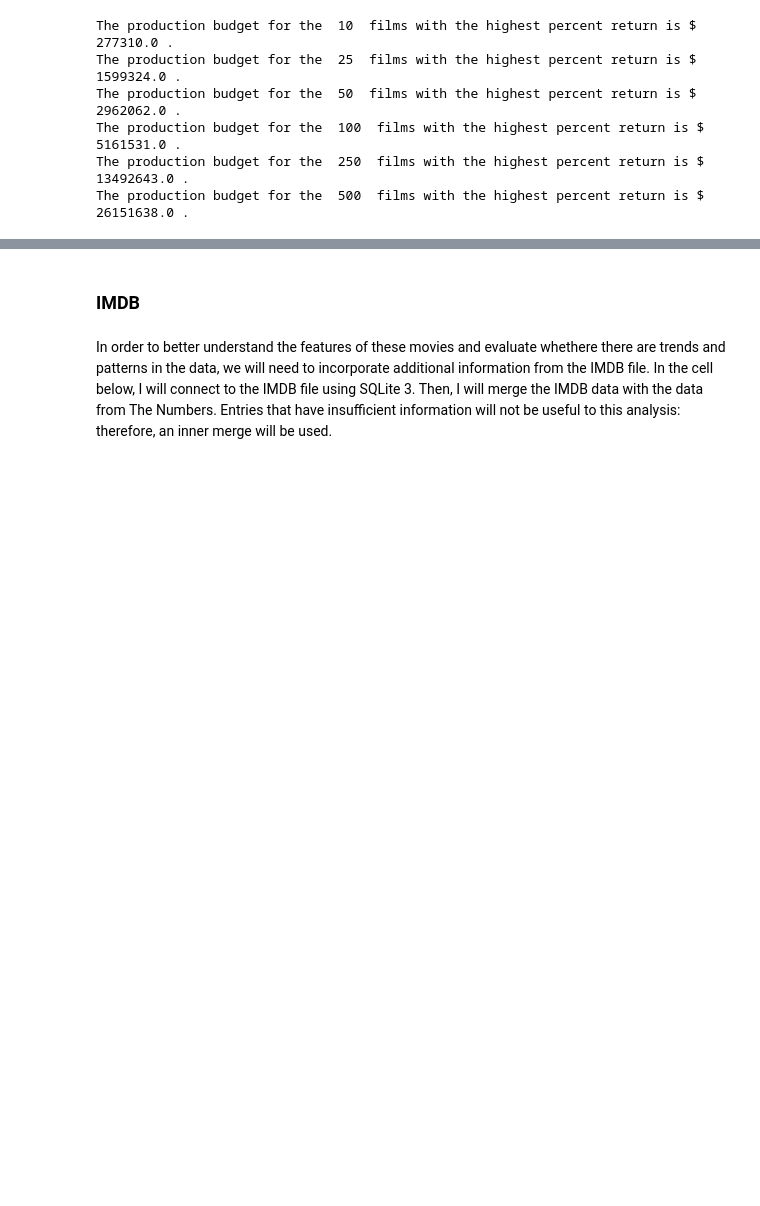
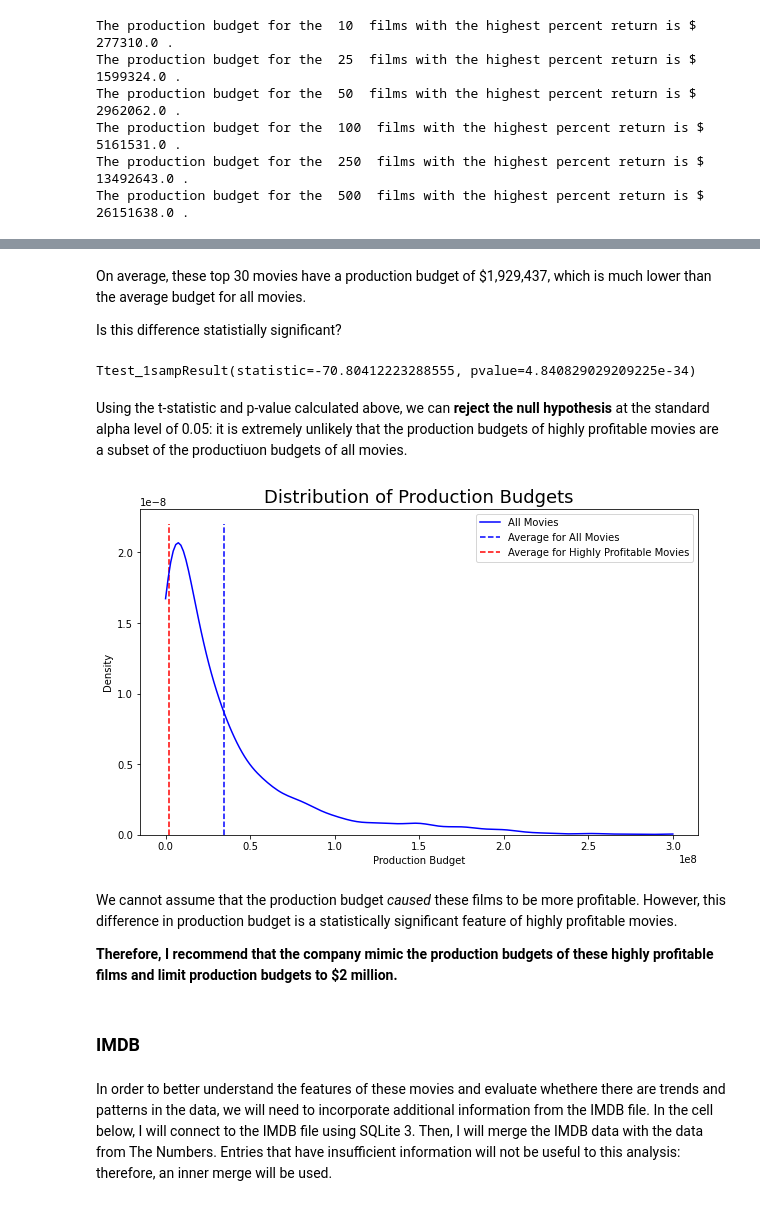
Before and after one commit to ccsurratt/highly_profitable_film_analysis, a Jupyter notebook: notebook.ipynb, the cells around one changed output, grey strips where cells are left out. Saved outputs shown, nothing was run; the diff lists cells and outputs as text; code cells hidden in the pictures; blank space fills up the shorter version.

Commit message:
Analysis of production budget of highly profitable movies

```diff
--- a/notebook.ipynb
+++ b/notebook.ipynb
@@ -182,0 +186,3 @@ Again, there is not a linear relationship between the production budget and the
+# %%
+subset = numbers.head(30)
+subset.describe()
@@ -182,0 +199,4 @@ Again, there is not a linear relationship between the production budget and the
+# %% [markdown]
+On average, these top 30 movies have a production budget of $1,929,437, which is much lower than the average budget for all movies.
+
+Is this difference statistially significant?
@@ -183,3 +207,28 @@ Again, there is not a linear relationship between the production budget and the
+# %%
+stats.ttest_1samp(a=sample, popmean=mu)
+# %% [output]
+Ttest_1sampResult(statistic=-70.80412223288555, pvalue=4.840829029209225e-34)
+# %% [markdown]
+Using the t-statistic and p-value calculated above, we can **reject the null hypothesis** at the standard alpha level of 0.05: it is extremely unlikely that the production budgets of highly profitable movies are a subset of the productiuon budgets of all movies.
+# %%
+plt.figure(figsize=(10,6))
+sns.kdeplot(numbers['production_budget'], color='blue',
+            label='All Movies', legend=True, clip=(0, 300000000))
+#sns.kdeplot(subset['production_budget'], color='red',
+            #label='Highly Profitable Movies', legend=True)
+plt.vlines(x=numbers['production_budget'].mean(), ymin=0, ymax=0.000000022,
+          color='blue', linestyles='dashed', label='Average for All Movies')
+plt.vlines(x=subset['production_budget'].mean(), ymin=0, ymax=0.000000022,
+          color='red', linestyles='dashed', label='Average for Highly Profitable Movies')
+plt.xlabel("Production Budget")
+plt.title("Distribution of Production Budgets", fontsize=18)
+plt.legend();
+# %% [output]
+[figure, added]
+# %% [markdown]
+We cannot assume that the production budget *caused* these films to be more profitable. However, this difference in production budget is a statistically significant feature of highly profitable movies.
+
+**Therefore, I recommend that the company mimic the production budgets of these highly profitable films and limit production budgets to $2 million.**
 # %% [markdown]
 ### IMDB
 # %% [markdown]
```
Also changed, not shown: parts of 34 cells of this notebook.
